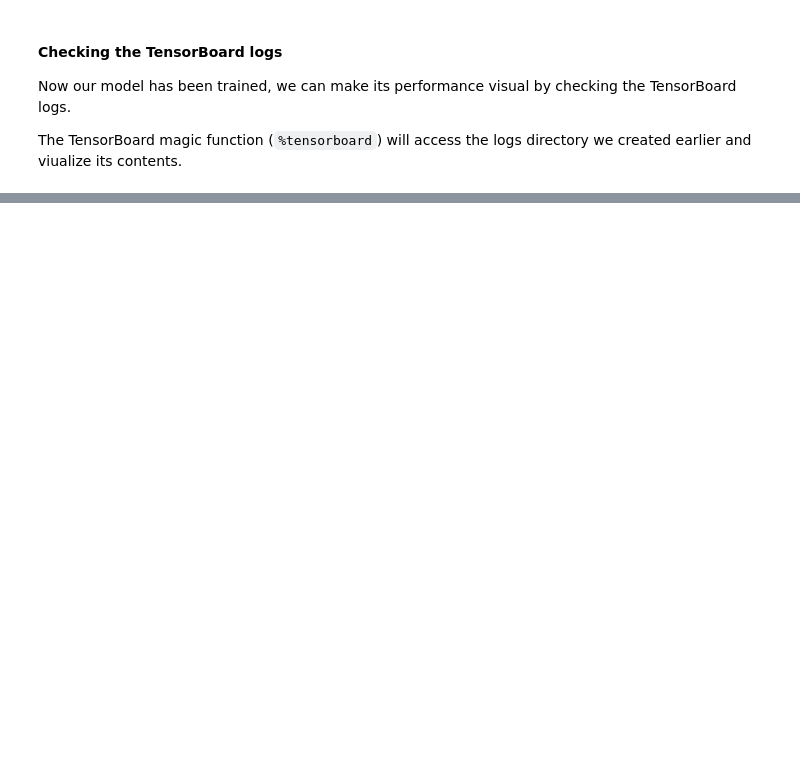
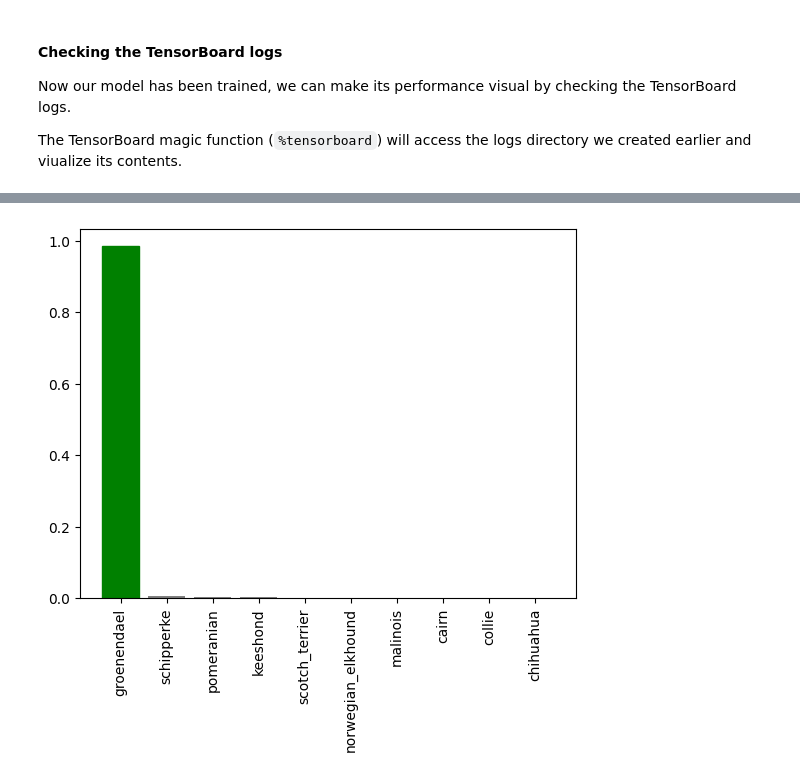
Before and after one commit to DilunVass/ML_Tutotial, a Jupyter notebook: Neural Networks Deep Learning Transfer Learning and TensorFlow/end-to-end-dog-vision.ipynb, the cells around one changed output, grey strips where cells are left out. Drawn from its saved outputs; the diff is of its cells as text; code cells hidden in the pictures; blank space fills up the shorter version.

```diff
--- a/Neural Networks Deep Learning Transfer Learning and TensorFlow/end-to-end-dog-vision.ipynb
+++ b/Neural Networks Deep Learning Transfer Learning and TensorFlow/end-to-end-dog-vision.ipynb
@@ -714,0 +839,19 @@ Reusing TensorBoard on port 6006 (pid 6156), started 0:01:25 ago. (Use '!kill 61
+# %%
+# Create a function to unbatch a batched dataset
+def unbatchify(data):
+    """
+    Takes a batched dataset of (image, label) Tensors and returns separate arrays
+    of images and labels.
+    """
+    images = []
+    labels = []
+
+    # Loop through unbatched data
+    for image, label in data.unbatch().as_numpy_iterator():
+        images.append(image)
+        labels.append(unique_breeds[np.argmax(label)])
+    return images, labels
+
+# Unbatchify the validation data
+val_images, val_labels = unbatchify(val_data)
+val_images[:2], val_labels[:2]
@@ -714,0 +936,37 @@ Reusing TensorBoard on port 6006 (pid 6156), started 0:01:25 ago. (Use '!kill 61
+# %%
+# Create a function to view the top 10 prediction confidences
+def plot_pred_conf(prediction_probabilities, labels, n=1):
+    """
+    Plus the top 10 highest prediction confidences along with the truth label for sample n.
+    """
+
+    preds_prob, true_label = prediction_probabilities[n], labels[n]
+
+    # Get the predicted label
+    pred_label = get_pred_label(preds_prob)
+
+    # Find the top 10 prediction confidence indexes
+    top_pred_indexes = preds_prob.argsort()[-10:][::-1]
+    # Find the top 10 prediction confidence values
+    top_10_pred_values = preds_prob[top_pred_indexes]
+    # Find the top 10 prediction labels
+    top_10_pred_labels = unique_breeds[top_pred_indexes]
+
+    # Setup plot
+    top_plot = plt.bar(np.arange(len(top_10_pred_labels)), top_10_pred_values, color="grey")
+
+    plt.xticks(np.arange(len(top_10_pred_labels)),
+                labels=top_10_pred_labels,
+                rotation="vertical")
+
+    # Change color of true label
+    if np.isin(true_label, top_10_pred_labels):
+        top_plot[np.argmax(top_10_pred_labels == true_label)].set_color("green")
+    else:
+        pass
+
+plot_pred_conf(prediction_probabilities=predictions,
+                labels=val_labels,
+                n=77)
+# %% [output]
+[figure, added]
```
Also changed, not shown: parts of 22 cells of this notebook.
